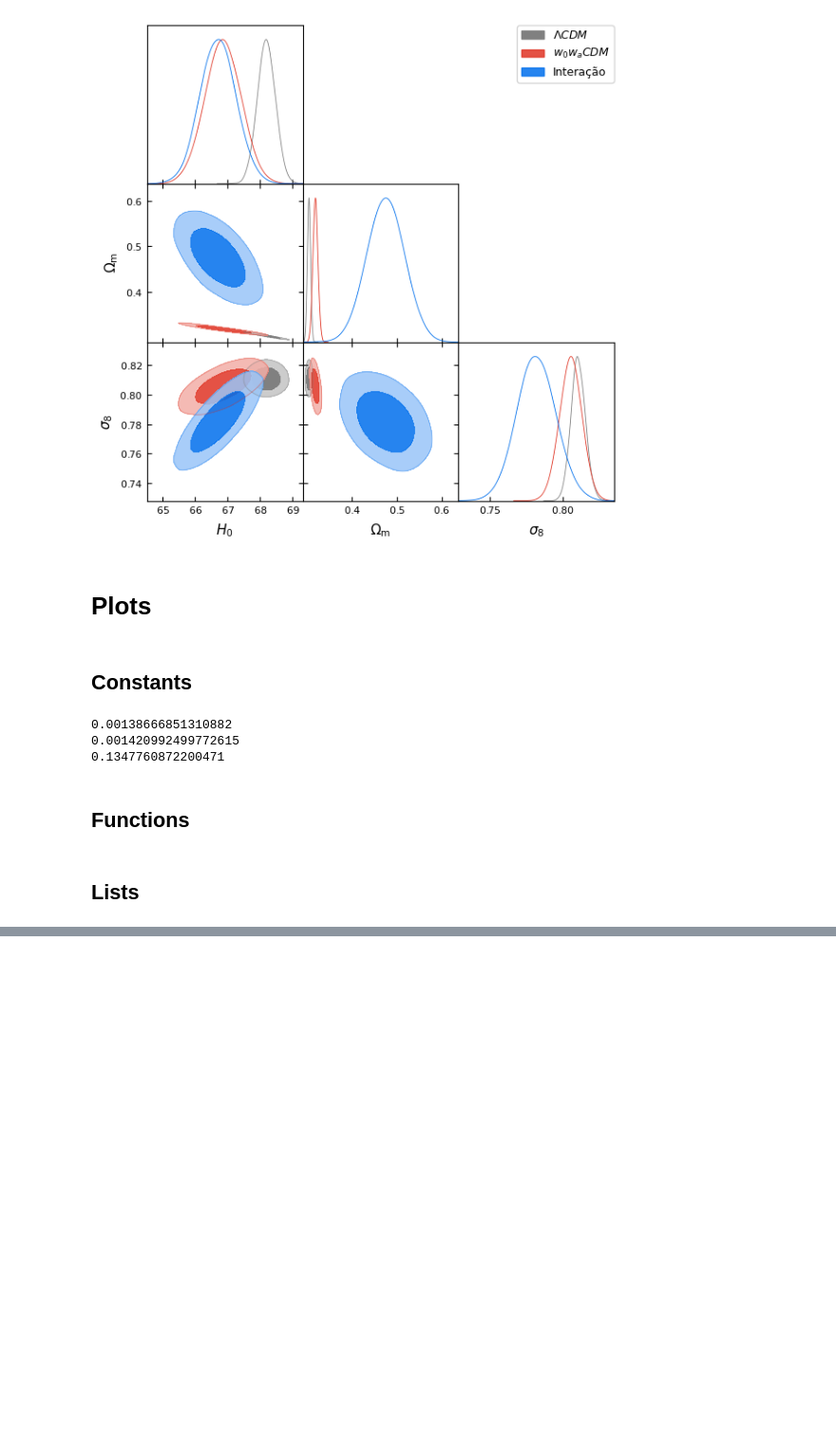
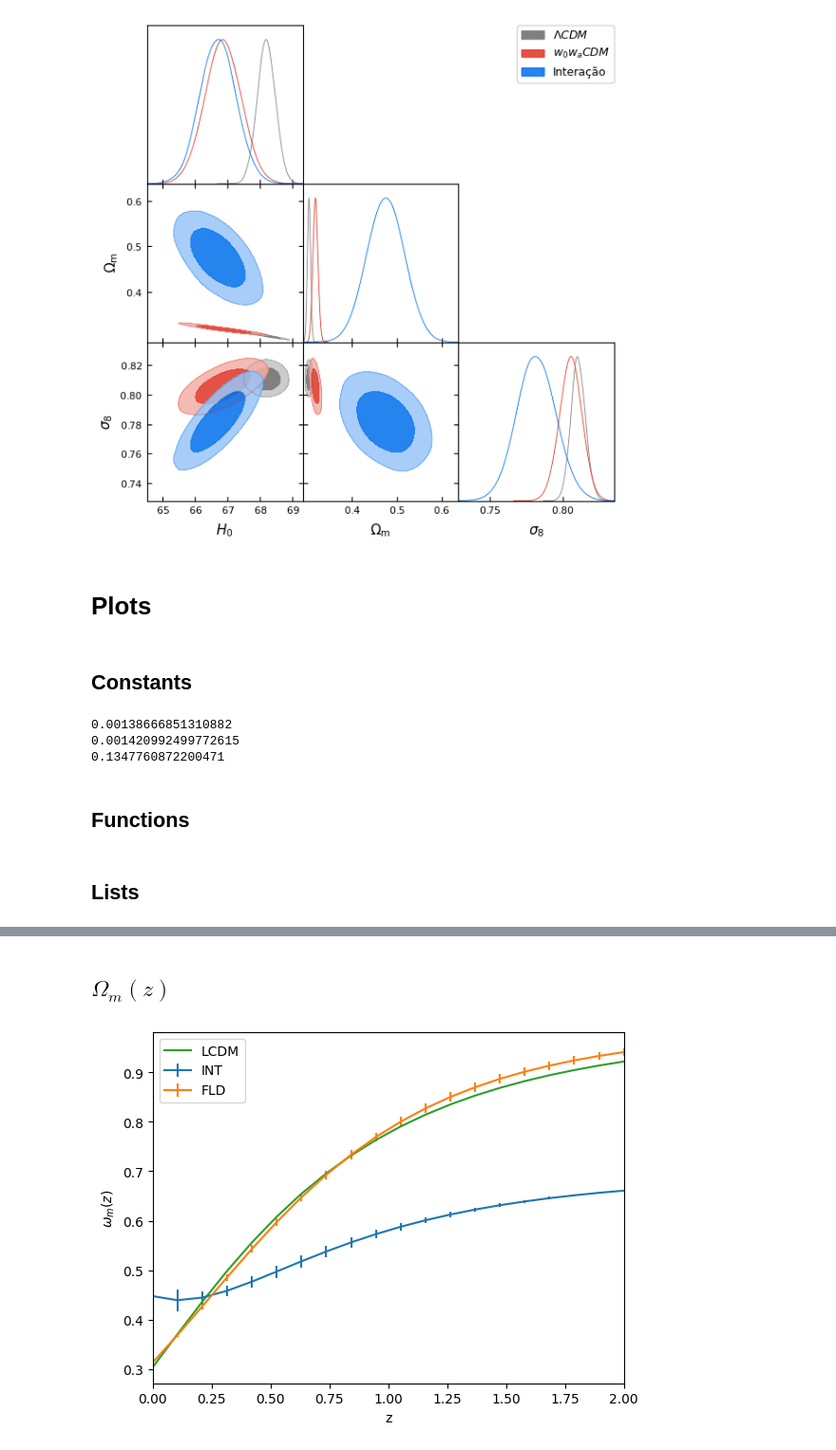
Before and after one commit to Diismas19/dark-degeneracy, a Jupyter notebook: coding/plots.ipynb, the cells around one changed output, grey strips where cells are left out. Shown: that part at 95% size. Drawn from its saved outputs; the diff is of its cells as text; code cells hidden in the pictures; blank space fills up the shorter version.

```diff
--- a/coding/plots.ipynb
+++ b/coding/plots.ipynb
@@ -209,0 +268,25 @@ Diferença entre os Sigma8: 3.358812479259399e-07
+# %% [markdown]
+## $\Omega_m(z)$
+# %%
+omega_m_tilde_values=[]
+omega_m_barra_values=[]
+
+for i in range(len(w0_int)):
+    omega_m_tilde_values.append(omega_m_tilde(z, w0_int[i], wa_int[i]))
+
+for i in range(len(w0_fld)):
+    omega_m_barra_values.append(omega_b_barra(z, w0_fld[i], wa_fld[i])+omega_c_barra(z, w0_fld[i], wa_fld[i]))
+
+omega_m_tilde_std=np.std(omega_m_tilde_values,axis=0)
+omega_m_barra_std=np.std(omega_m_barra_values,axis=0)
+
+plt.errorbar(z,omega_m_tilde(z,w0_int_bestfit,wa_int_bestfit),yerr=omega_m_tilde_std,label='INT')
+plt.errorbar(z,omega_b_barra(z,w0_fld_bestfit,wa_fld_bestfit)+omega_c_barra(z,w0_fld_bestfit,wa_fld_bestfit),yerr=omega_m_barra_std,label='FLD')
+plt.plot(z,omega_b(z)+omega_c(z),label='LCDM')
+plt.xlabel('z')
+plt.ylabel(r'$\omega_m(z)$')
+plt.xlim(0,2)
+plt.legend()
+plt.savefig('Om.pdf')
+# %% [output]
+[figure, added]
```
Also changed, not shown: parts of 15 cells of this notebook, 9 other files.
